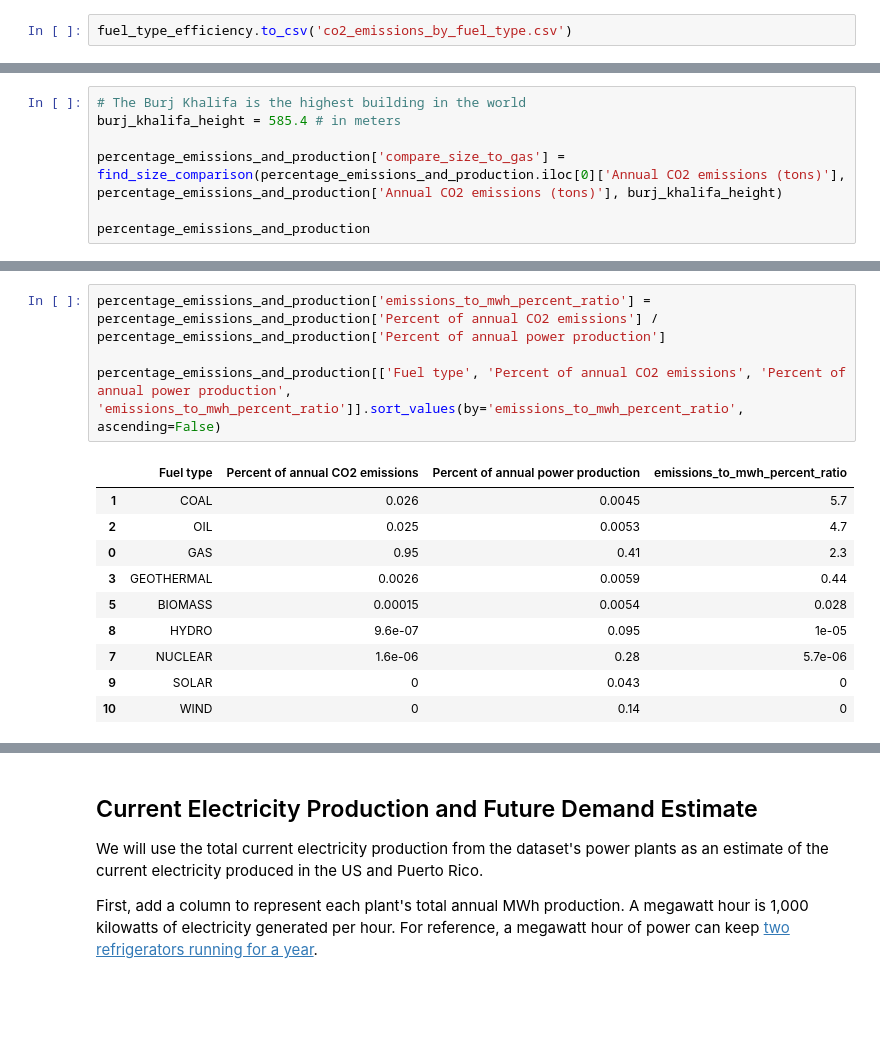
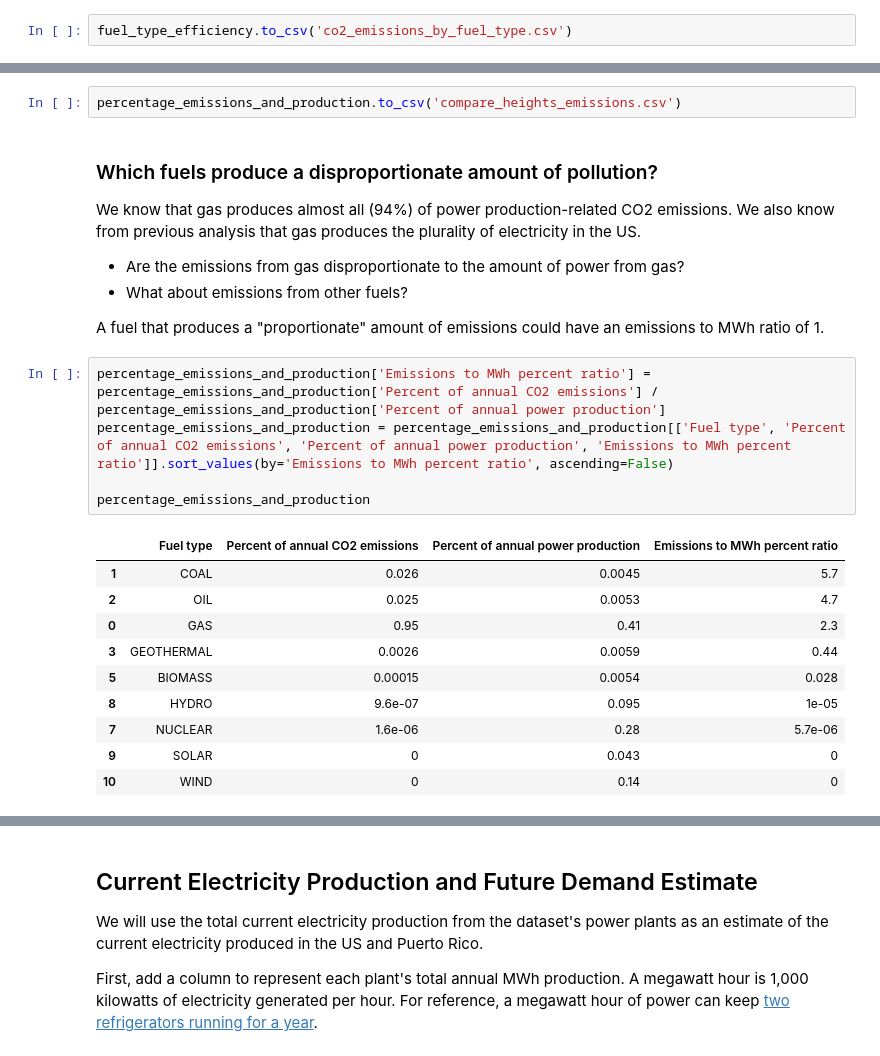
Before and after one commit to BenBagBag/egrid, a Jupyter notebook: How Green Is My Grid?.ipynb, the cells around one changed output, grey strips where cells are left out. Saved outputs shown, nothing was run; the diff lists cells and outputs as text; blank space fills up the shorter version.

```diff
--- a/How Green Is My Grid?.ipynb
+++ b/How Green Is My Grid?.ipynb
@@ -364,7 +347,0 @@ def find_size_comparison(larger_thing, smaller_thing, larger_visual_size):
-# %%
-# The Burj Khalifa is the highest building in the world
-burj_khalifa_height = 585.4 # in meters
-
-percentage_emissions_and_production['compare_size_to_gas'] = find_size_comparison(percentage_emissions_and_production.iloc[0]['Annual CO2 emissions (tons)'], percentage_emissions_and_production['Annual CO2 emissions (tons)'], burj_khalifa_height)
-
-percentage_emissions_and_production
@@ -402,9 +395,21 @@ Hydro emissions would be 0.59 mm tall, about the diameter of a sewing needle.
+# %%
+percentage_emissions_and_production.to_csv('compare_heights_emissions.csv')
+# %% [markdown]
+### Which fuels produce a disproportionate amount of pollution?
+
+We know that gas produces almost all (94%) of power production-related CO2 emissions. We also know from previous analysis that gas produces the plurality of electricity in the US.
+
+- Are the emissions from gas disproportionate to the amount of power from gas?
+- What about emissions from other fuels?
+
+A fuel that produces a "proportionate" amount of emissions could have an emissions to MWh ratio of 1.
 # %%
-percentage_emissions_and_production['emissions_to_mwh_percent_ratio'] = percentage_emissions_and_production['Percent of annual CO2 emissions'] / percentage_emissions_and_production['Percent of annual power production']
+percentage_emissions_and_production['Emissions to MWh percent ratio'] = percentage_emissions_and_production['Percent of annual CO2 emissions'] / percentage_emissions_and_production['Percent of annual power production']
+percentage_emissions_and_production = percentage_emissions_and_production[['Fuel type', 'Percent of annual CO2 emissions', 'Percent of annual power production', 'Emissions to MWh percent ratio']].sort_values(by='Emissions to MWh percent ratio', ascending=False)
 
-percentage_emissions_and_production[['Fuel type', 'Percent of annual CO2 emissions', 'Percent of annual power production', 'emissions_to_mwh_percent_ratio']].sort_values(by='emissions_to_mwh_percent_ratio', ascending=False)
+percentage_emissions_and_production
 # %% [output]
-|  | Fuel type | Percent of annual CO2 emissions | Percent of annual power production | emissions_to_mwh_percent_ratio |
+|  | Fuel type | Percent of annual CO2 emissions | Percent of annual power production | Emissions to MWh percent ratio |
 | 1 | COAL | 0.026 | 0.0045 | 5.7 |
 | 2 | OIL | 0.025 | 0.0053 | 4.7 |
 | 0 | GAS | 0.95 | 0.41 | 2.3 |
```
Also changed, not shown: parts of 58 cells of this notebook, 4 other files.
